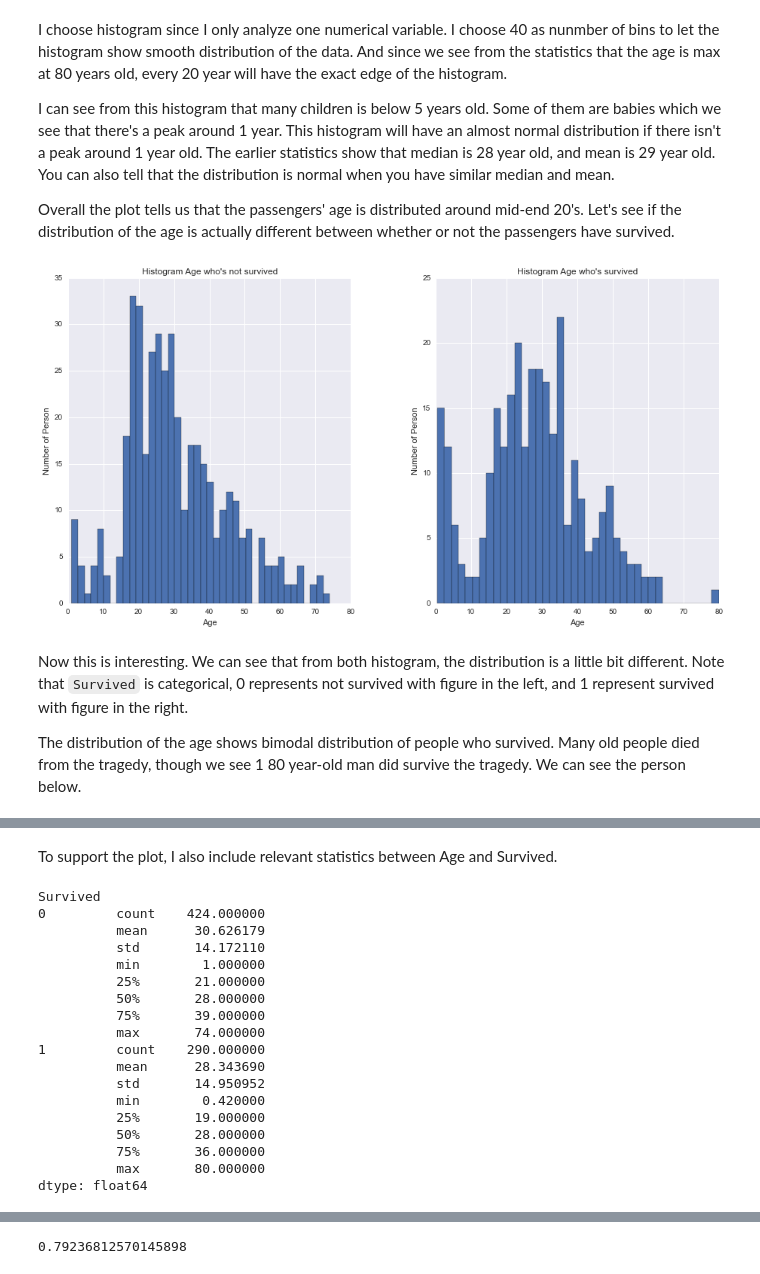
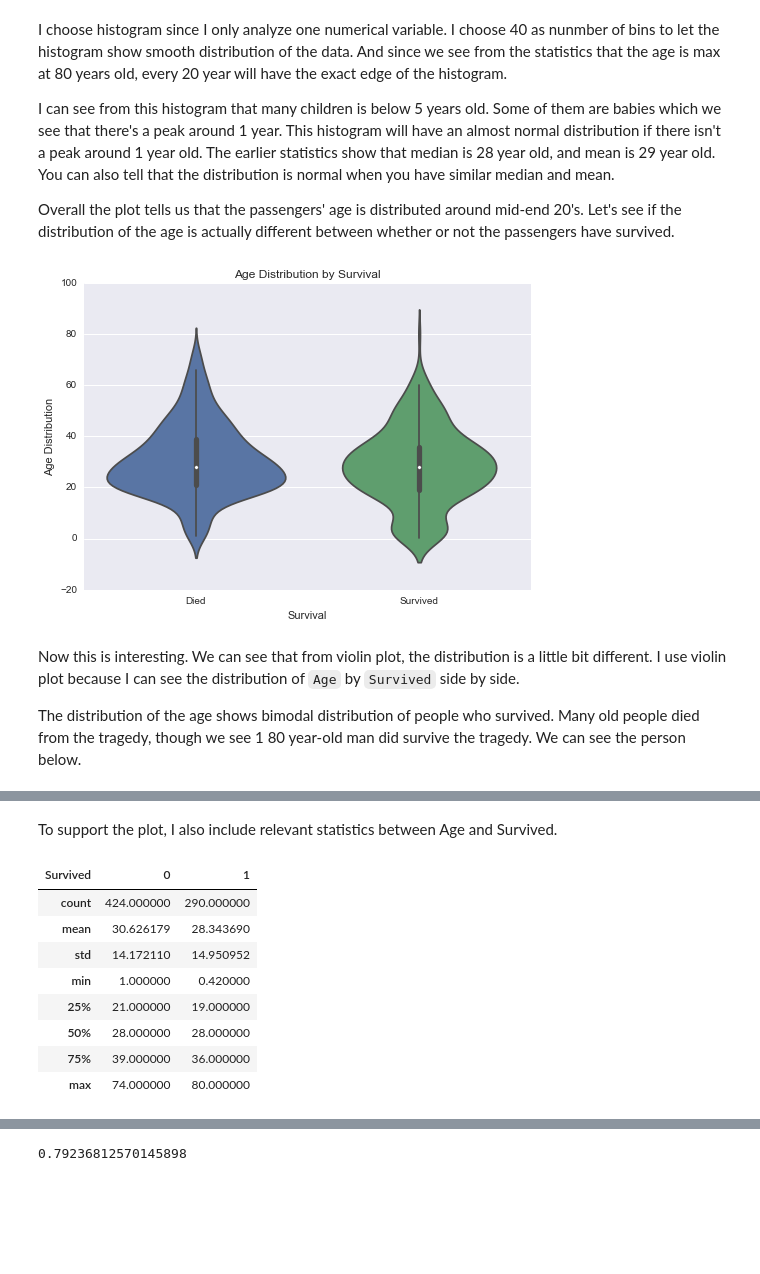
Before and after one commit to napjon/ds-nd, a Jupyter notebook: p2-introds/titanic/titanic.ipynb, the cells around one changed output, grey strips where cells are left out. Saved outputs shown, nothing was run; the diff lists cells and outputs as text; code cells hidden in the pictures; blank space fills up the shorter version.

```diff
--- a/p2-introds/titanic/titanic.ipynb
+++ b/p2-introds/titanic/titanic.ipynb
@@ -102,18 +102,16 @@ I choose histogram since I only analyze one numerical variable. I choose 40 as n
 I can see from this histogram that many children is below 5 years old. Some of them are babies which we see that there's a peak around 1 year. This histogram will have an almost normal distribution if there isn't a peak around 1 year old. The earlier statistics show that median is 28 year old, and mean is 29 year old. You can also tell that the distribution is normal when you have similar median and mean.
 
 Overall the plot tells us that the passengers' age is distributed around mid-end 20's. Let's see if the distribution of the age is actually different between whether or not the passengers have survived.
-# %%
-fig,axes = plt.subplots(nrows=1,ncols=2,figsize=(15,8))
-df.hist(column='Age',by='Survived',bins=40,xrot=.5,ax=axes);
-for ax in axes:
-    ax.set_xlabel("Age")
-    ax.set_ylabel("Number of Person")
-axes[0].set_title("Histogram Age who's not survived")
-axes[1].set_title("Histogram Age who's survived");
-# %% [output]
-[figure, removed]
+# %%
+p = sns.violinplot(data = df, x = 'Survived', y = 'Age')
+p.set(title = 'Age Distribution by Survival',
+        xlabel = 'Survival',
+        ylabel = 'Age Distribution',
+        xticklabels = ['Died', 'Survived']);
+# %% [output]
+[figure, added]
 # %% [markdown]
-Now this is interesting. We can see that from both histogram, the distribution is a little bit different. Note that `Survived` is categorical, 0 represents not survived with figure in the left, and 1 represent survived with figure in the right.
+Now this is interesting. We can see that from violin plot, the distribution is a little bit different. I use violin plot because I can see the distribution of `Age` by `Survived` side by side.
 
 The distribution of the age shows bimodal distribution of people who survived. Many old people died from the tragedy, though we see 1 80 year-old man did survive the tragedy. We can see the person below.
 # %%
@@ -124,26 +122,17 @@ df[(df.Survived == 1) & (df.Age == 80)]
 # %% [markdown]
 To support the plot, I also include relevant statistics between Age and Survived.
 # %%
-df.groupby('Survived').Age.describe()
+df.groupby('Survived').Age.describe().unstack(level=0)
 # %% [output]
-Survived
-0         count    424.000000
-          mean      30.626179
-          std       14.172110
-          min        1.000000
-          25%       21.000000
-          50%       28.000000
-          75%       39.000000
-          max       74.000000
-1         count    290.000000
-          mean      28.343690
-          std       14.950952
-          min        0.420000
-          25%       19.000000
-          50%       28.000000
-          75%       36.000000
-          max       80.000000
-dtype: float64
+| Survived | 0 | 1 |
+| count | 424.000000 | 290.000000 |
+| mean | 30.626179 | 28.343690 |
+| std | 14.172110 | 14.950952 |
+| min | 1.000000 | 0.420000 |
+| 25% | 21.000000 | 19.000000 |
+| 50% | 28.000000 | 28.000000 |
+| 75% | 39.000000 | 36.000000 |
+| max | 74.000000 | 80.000000 |
 # %% [markdown]
 If we see from the statistics everything is similar. Children who died minimum is 1 years old, while babies who survive minimum at 5 months old. Again if I observe the plot, many children survived the accident, at least compared to the children who didn't.
 
```
Also changed, not shown: parts of 34 cells of this notebook, 1 other file.
